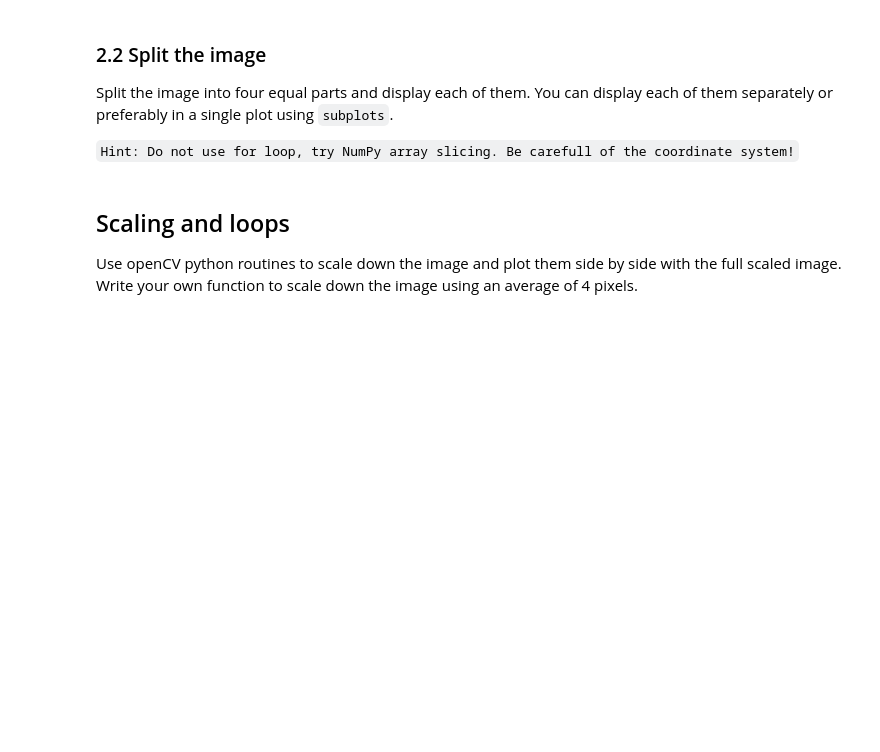
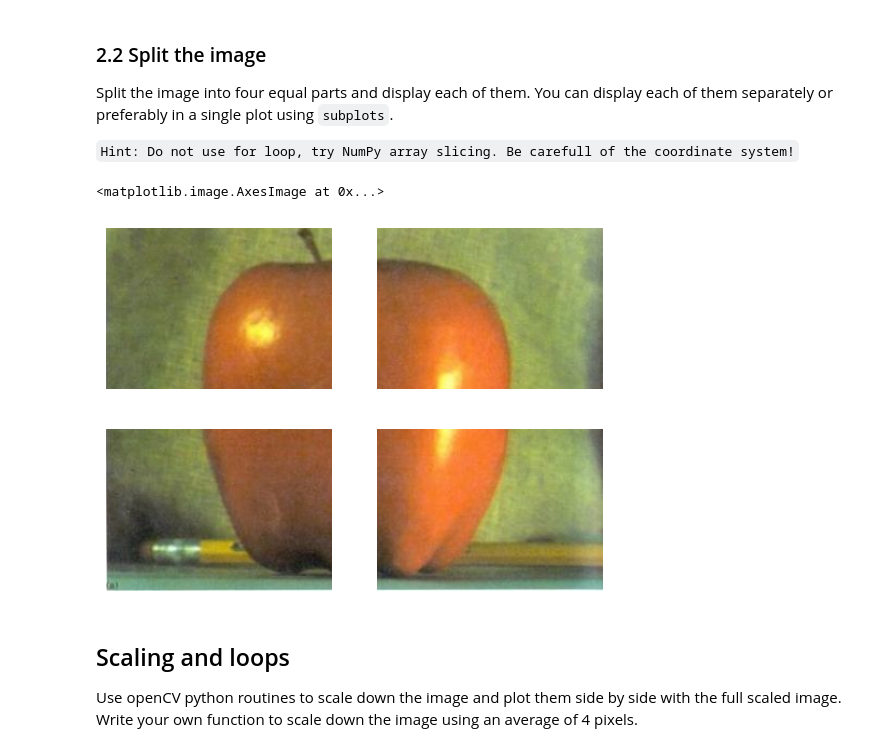
Before and after one commit to juliusuberall/ImPro26, a Jupyter notebook: labs/week_1.ipynb, the cells around one changed output. Cells and saved outputs as stored; diff of their text form; code cells hidden in the pictures; blank space fills up the shorter version.

```diff
--- a/labs/week_1.ipynb
+++ b/labs/week_1.ipynb
@@ -119,3 +125,29 @@ fourth_part = img
+# %%
+img = cv.cvtColor(cv.imread("../images/apple1.jpg"), cv.COLOR_BGR2RGB) # replace this code and load your image
+
+w2 = int(img.shape[0]/2)
+w = img.shape[0]
+h2 = int(img.shape[1]/2)
+h = img.shape[1]
+
+first_part = img[0:w2 ,0:h2 ,...]
+second_part = img[w2:w ,0:h2 ,...]
+third_part = img[0:w2 ,h2:h ,...]
+fourth_part = img[w2:w ,h2:h ,...]
+
+# display all parts
+fig, axes = plt.subplots(2, 2)
+
+for a in axes.flatten():
+    a.axis('off')
+
+axes[0,0].imshow(first_part)
+axes[1,0].imshow(second_part)
+axes[0,1].imshow(third_part)
+axes[1,1].imshow(fourth_part)
+# %% [output]
+<matplotlib.image.AxesImage at 0x...>
+[figure, added]
 # %% [markdown]
 ## Scaling and loops
 Use openCV python routines to scale down the image and plot them side by side with the full scaled image.
```
Also changed, not shown: parts of 12 cells of this notebook.
